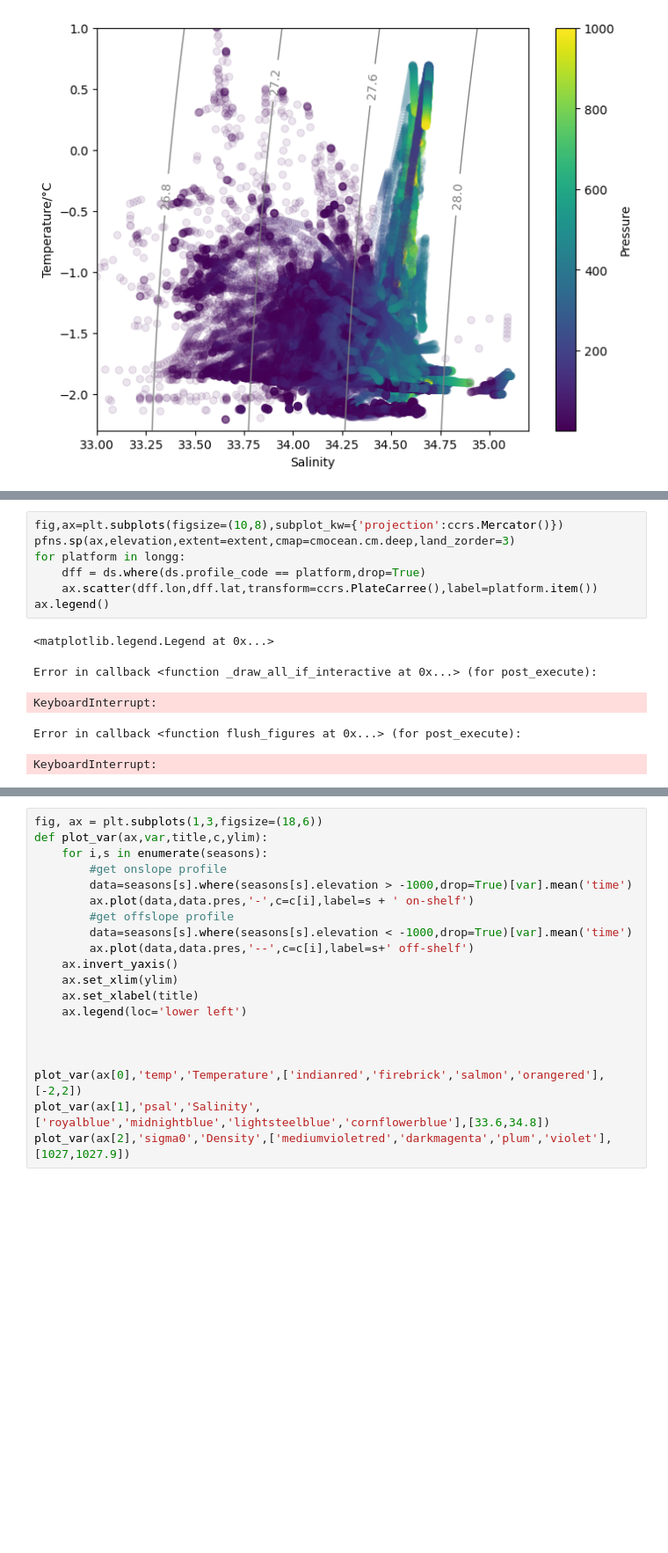
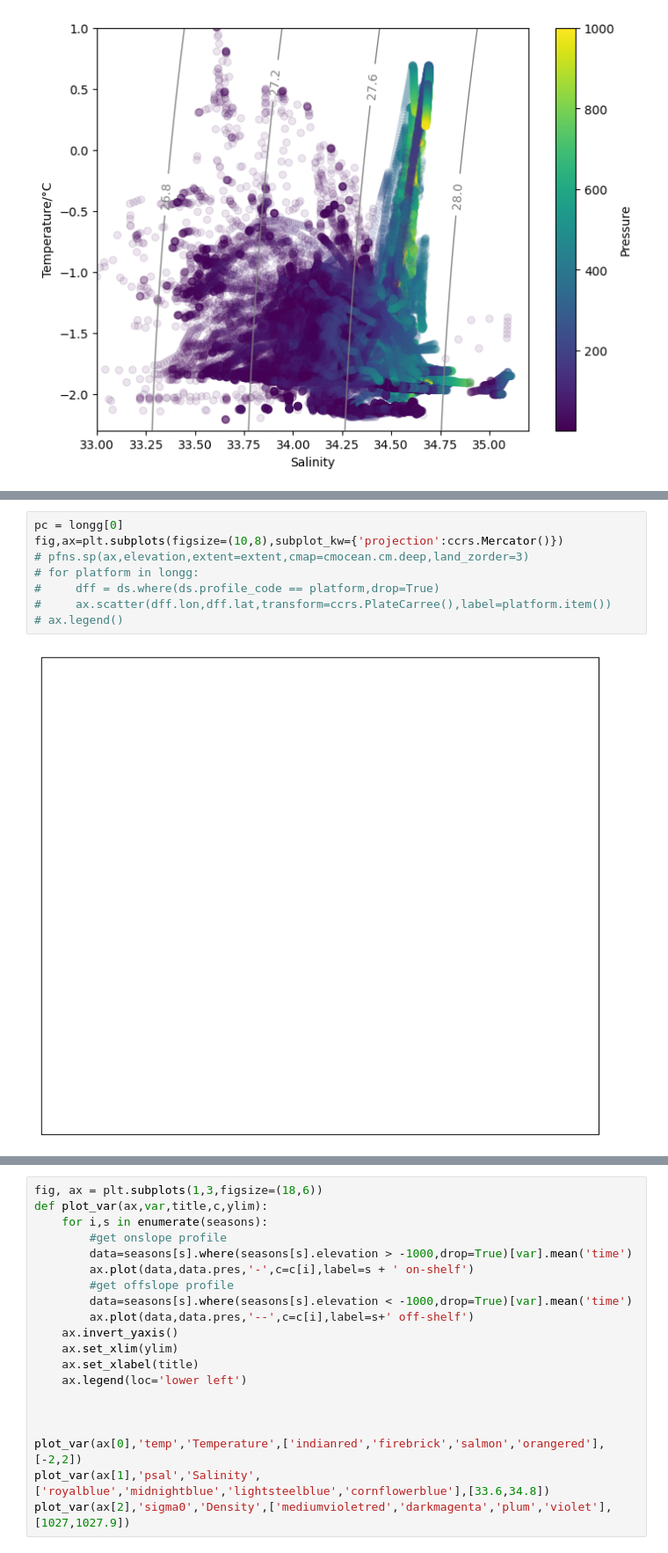
Before and after one commit to eejco/thesis_c3, a Jupyter notebook: c3_mean_hydropgraphy.ipynb, the cells around one changed output, grey strips where cells are left out. Shown at 88% size. Drawn from its saved outputs; the diff is of its cells as text; blank space fills up the shorter version.

```diff
--- a/c3_mean_hydropgraphy.ipynb
+++ b/c3_mean_hydropgraphy.ipynb
@@ -186,14 +191,11 @@ longg
 # %%
+pc = longg[0]
 fig,ax=plt.subplots(figsize=(10,8),subplot_kw={'projection':ccrs.Mercator()})
-pfns.sp(ax,elevation,extent=extent,cmap=cmocean.cm.deep,land_zorder=3)
-for platform in longg:
-    dff = ds.where(ds.profile_code == platform,drop=True)
-    ax.scatter(dff.lon,dff.lat,transform=ccrs.PlateCarree(),label=platform.item())
-ax.legend()
+# pfns.sp(ax,elevation,extent=extent,cmap=cmocean.cm.deep,land_zorder=3)
+# for platform in longg:
+#     dff = ds.where(ds.profile_code == platform,drop=True)
+#     ax.scatter(dff.lon,dff.lat,transform=ccrs.PlateCarree(),label=platform.item())
+# ax.legend()
 # %% [output]
-<matplotlib.legend.Legend at 0x...>
-Error in callback <function _draw_all_if_interactive at 0x...> (for post_execute):
-KeyboardInterrupt:
-Error in callback <function flush_figures at 0x...> (for post_execute):
-KeyboardInterrupt:
+[figure, added]
 # %%
```
Also changed, not shown: parts of 7 cells of this notebook, 3 other files.
